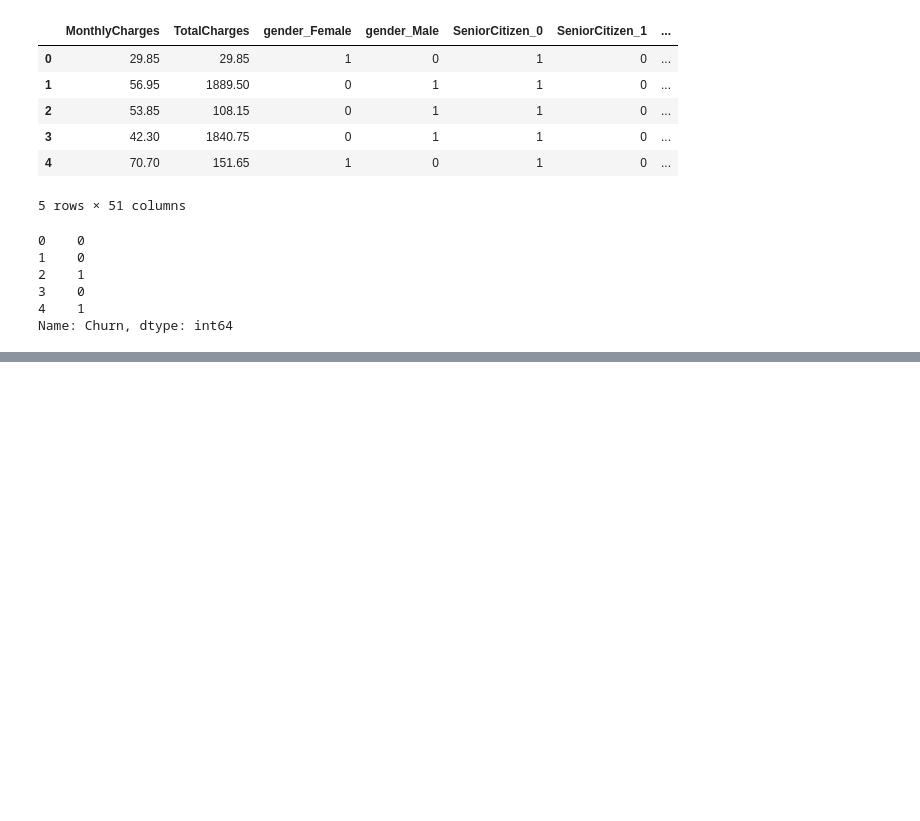
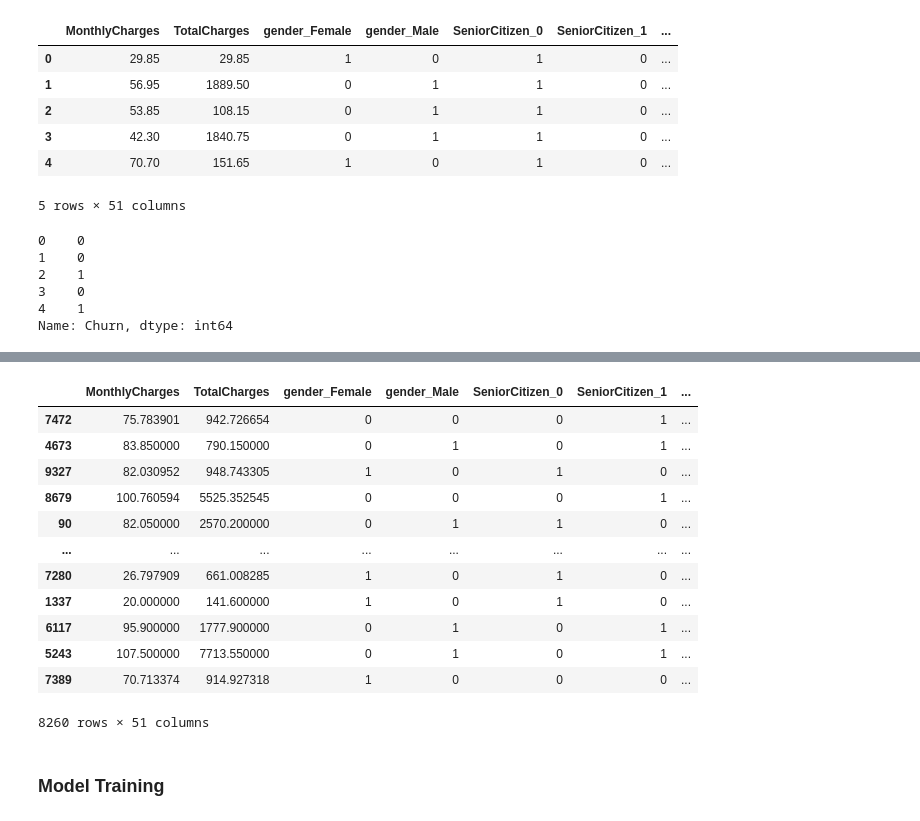
Before and after one commit to sayed-ashfaq/Customer-Churn-Prediction, a Jupyter notebook: ModelBuilding_ChurnPrediction.ipynb, the cells around one changed output, grey strips where cells are left out. Saved outputs shown, nothing was run; the diff lists cells and outputs as text; code cells hidden in the pictures; blank space fills up the shorter version.

```diff
--- a/ModelBuilding_ChurnPrediction.ipynb
+++ b/ModelBuilding_ChurnPrediction.ipynb
@@ -101,0 +88,18 @@ print(confusion_matrix(y_test, y_pred))
+# %%
+x_train
+# %% [output]
+|  | MonthlyCharges | TotalCharges | gender_Female | gender_Male | SeniorCitizen_0 | SeniorCitizen_1 | ... |
+| 7472 | 75.783901 | 942.726654 | 0 | 0 | 0 | 1 | ... |
+| 4673 | 83.850000 | 790.150000 | 0 | 1 | 0 | 1 | ... |
+| 9327 | 82.030952 | 948.743305 | 1 | 0 | 1 | 0 | ... |
+| 8679 | 100.760594 | 5525.352545 | 0 | 0 | 0 | 1 | ... |
+| 90 | 82.050000 | 2570.200000 | 0 | 1 | 1 | 0 | ... |
+| ... | ... | ... | ... | ... | ... | ... | ... |
+| 7280 | 26.797909 | 661.008285 | 1 | 0 | 1 | 0 | ... |
+| 1337 | 20.000000 | 141.600000 | 1 | 0 | 1 | 0 | ... |
+| 6117 | 95.900000 | 1777.900000 | 0 | 1 | 0 | 1 | ... |
+| 5243 | 107.500000 | 7713.550000 | 0 | 1 | 0 | 1 | ... |
+| 7389 | 70.713374 | 914.927318 | 1 | 0 | 0 | 0 | ... |
+8260 rows × 51 columns
+# %% [markdown]
+### Model Training
```
Also changed, not shown: parts of 23 cells of this notebook, 7 other files.
